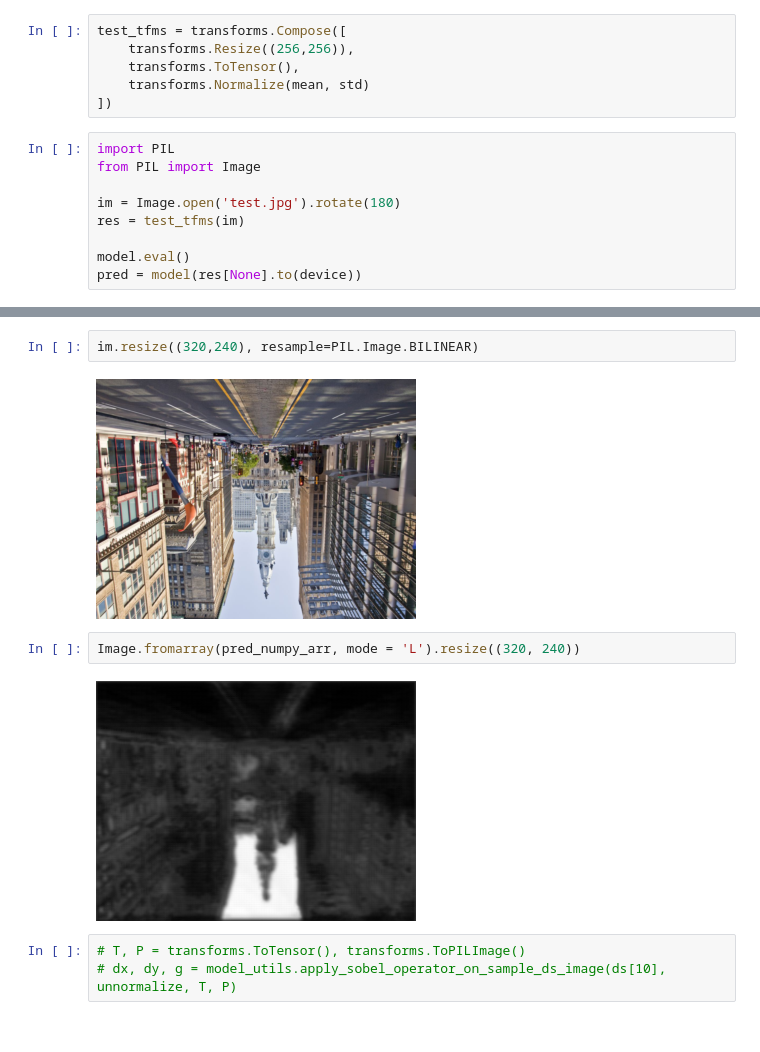
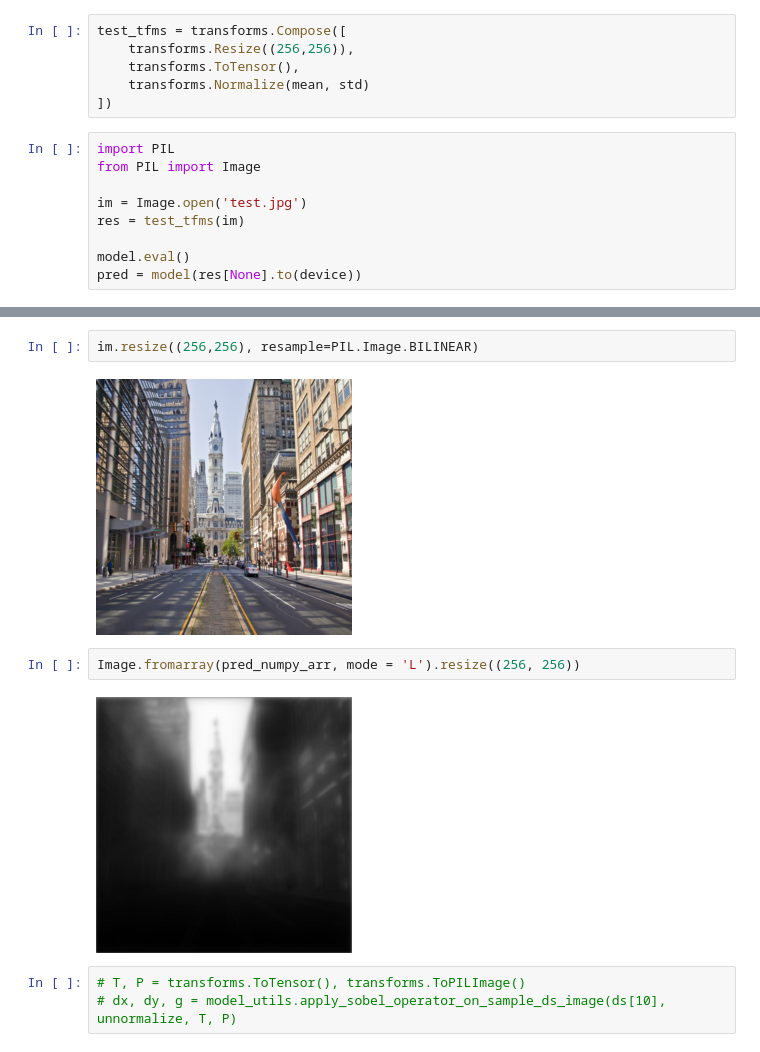
Before and after one commit to threefruits/depth-estimation-from-single-city-image, a Jupyter notebook: depth-prediction.ipynb, the cells around one changed output, grey strips where cells are left out. Drawn from its saved outputs; the diff is of its cells as text.

```diff
--- a/depth-prediction.ipynb
+++ b/depth-prediction.ipynb
@@ -166,7 +171,7 @@ test_tfms = transforms.Compose([
 import PIL
 from PIL import Image
 
-im = Image.open('test.jpg').rotate(180)
+im = Image.open('test.jpg')
 res = test_tfms(im)
 
 model.eval()
@@ -179,11 +194,11 @@ pred_numpy_arr = pred_numpy_arr.astype('uint8')
 # %%
-im.resize((320,240), resample=PIL.Image.BILINEAR)
+im.resize((256,256), resample=PIL.Image.BILINEAR)
 # %% [output]
-[figure, old version]
+[figure, new version]
 # %%
-Image.fromarray(pred_numpy_arr, mode = 'L').resize((320, 240))
+Image.fromarray(pred_numpy_arr, mode = 'L').resize((256, 256))
 # %% [output]
-[figure, old version]
+[figure, new version]
 # %%
 # T, P = transforms.ToTensor(), transforms.ToPILImage()
 # dx, dy, g = model_utils.apply_sobel_operator_on_sample_ds_image(ds[10], unnormalize, T, P)
```
Also changed, not shown: parts of 10 cells of this notebook, 29 other files.
